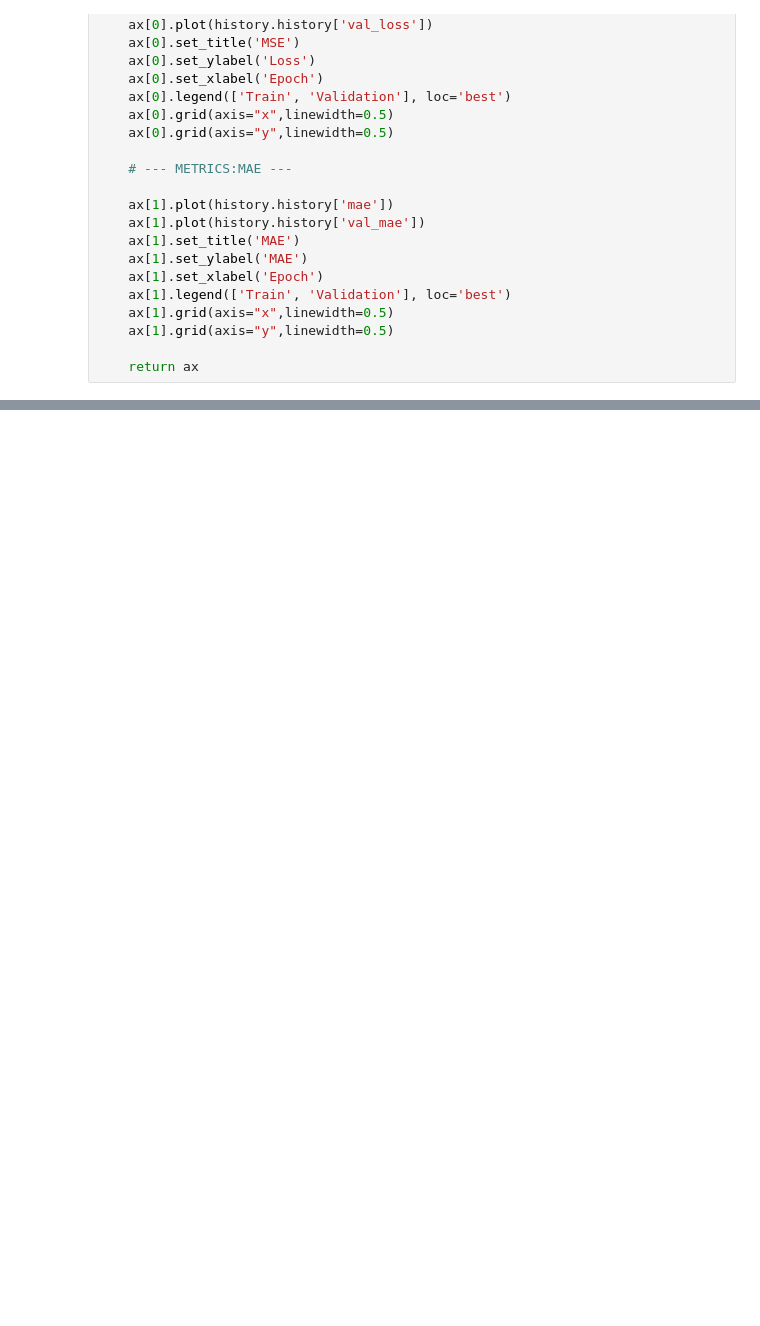
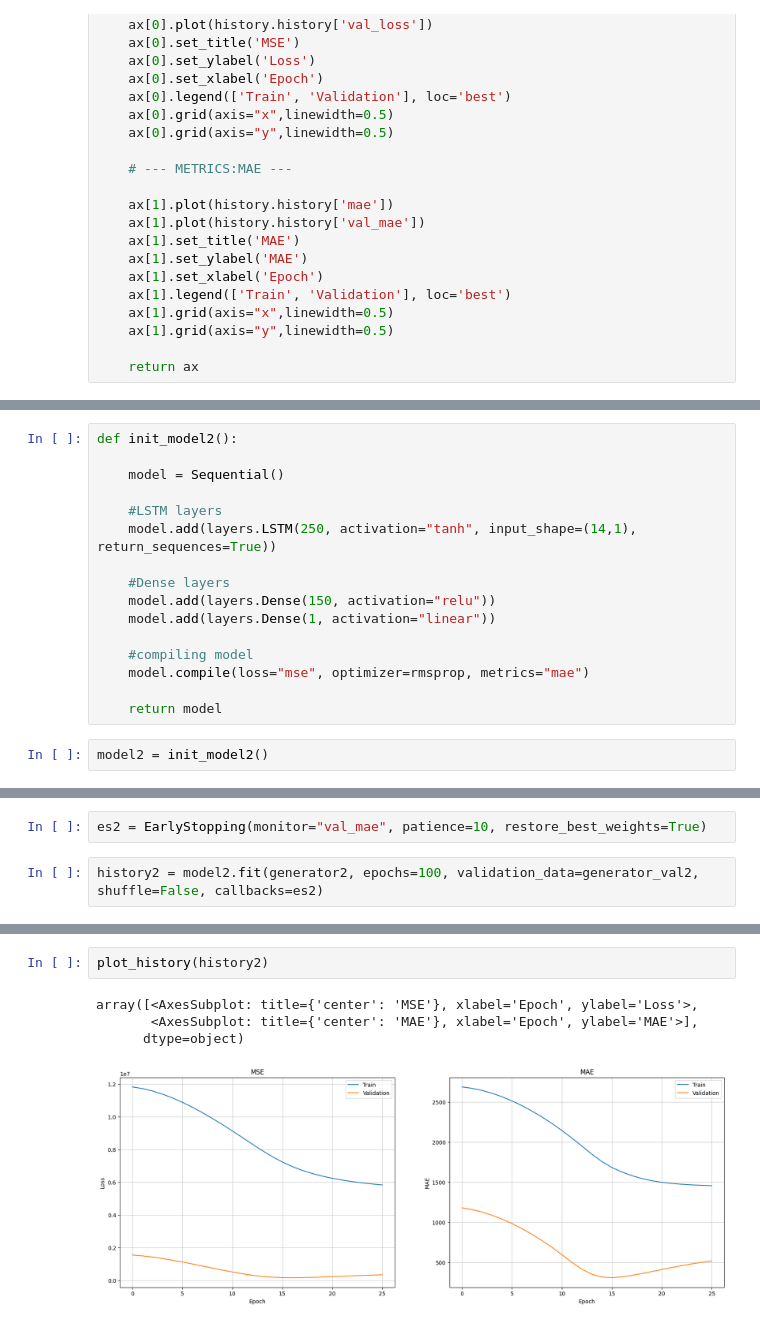
Before and after one commit to LeibnizianOptimist/bdi_predict, a Jupyter notebook: notebooks/Univariate Model v1.ipynb, the cells around one changed output, grey strips where cells are left out. Drawn from its saved outputs; the diff is of its cells as text; blank space fills up the shorter version.

Commit message:
tried trainig a second univariate model, also added some placeholder.py files

```diff
--- a/notebooks/Univariate Model v1.ipynb
+++ b/notebooks/Univariate Model v1.ipynb
@@ -207,0 +257,18 @@ WARNING:absl:<keras.layers.recurrent.LSTMCell object at 0x...> has the same name
+# %%
+def init_model2():
+
+    model = Sequential()
+
+    #LSTM layers
+    model.add(layers.LSTM(250, activation="tanh", input_shape=(14,1), return_sequences=True))
+
+    #Dense layers
+    model.add(layers.Dense(150, activation="relu"))
+    model.add(layers.Dense(1, activation="linear"))
+
+    #compiling model
+    model.compile(loss="mse", optimizer=rmsprop, metrics="mae")
+
+    return model
+# %%
+model2 = init_model2()
@@ -207,0 +278,4 @@ WARNING:absl:<keras.layers.recurrent.LSTMCell object at 0x...> has the same name
+# %%
+es2 = EarlyStopping(monitor="val_mae", patience=10, restore_best_weights=True)
+# %%
+history2 = model2.fit(generator2, epochs=100, validation_data=generator_val2, shuffle=False, callbacks=es2)
@@ -207,0 +300,7 @@ WARNING:absl:<keras.layers.recurrent.LSTMCell object at 0x...> has the same name
+# %%
+plot_history(history2)
+# %% [output]
+array([<AxesSubplot: title={'center': 'MSE'}, xlabel='Epoch', ylabel='Loss'>,
+       <AxesSubplot: title={'center': 'MAE'}, xlabel='Epoch', ylabel='MAE'>],
+      dtype=object)
+[figure, added]
```
Also changed, not shown: parts of 16 cells of this notebook, 8 other files.
